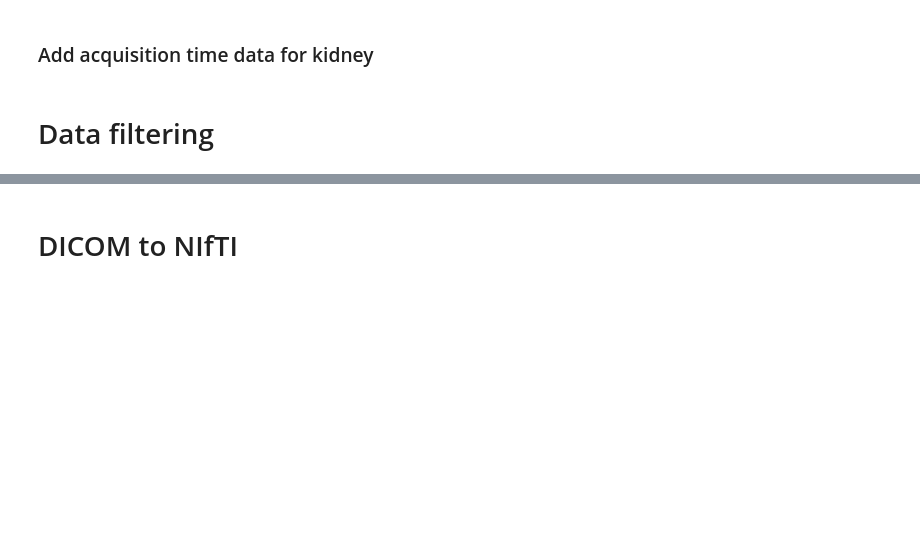
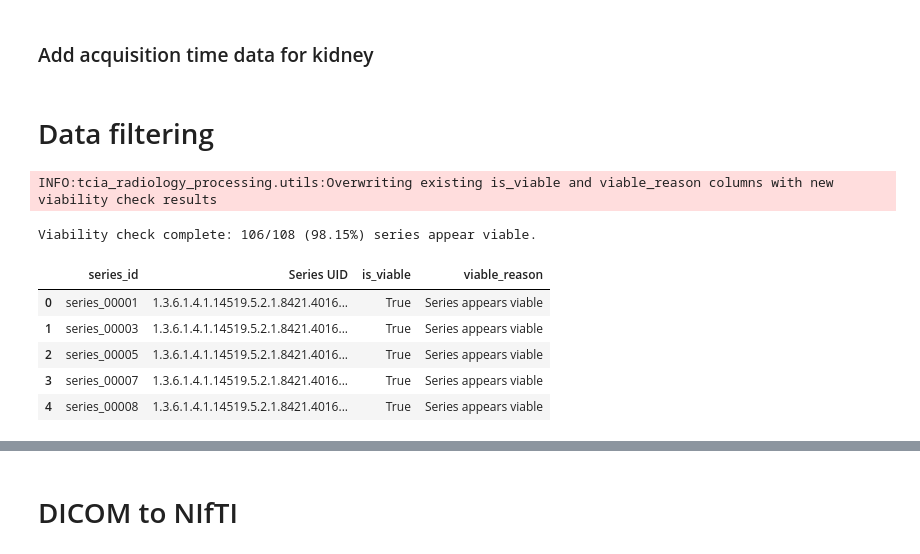
Before and after one commit to pachterlab/tcia-radiology-processing, a Jupyter notebook: notebooks/tcia_ct_processing_protocol.ipynb, the cells around one changed output, grey strips where cells are left out. Cells and saved outputs as stored; diff of their text form; code cells hidden in the pictures; blank space fills up the shorter version.

```diff
--- a/notebooks/tcia_ct_processing_protocol.ipynb
+++ b/notebooks/tcia_ct_processing_protocol.ipynb
@@ -348,8 +402,17 @@ utils.view_dicom(sample_dcm_dir)
 # %% [markdown]
 # Data filtering
 # %%
-%%skip_if using_usc_data
+# %%skip_if using_usc_data
 
-metadata_df = utils.add_viable_info(image_subdir, metadata_df, min_files=5, max_thickness_mm=10, include_kernel_keywords=True, out=imaging_metadata_csv, overwrite=True)
+metadata_df = utils.add_viable_info(dicom_dir, metadata_df, min_files=10, max_thickness_mm=10, include_kernel_keywords=True, out=imaging_metadata_csv, overwrite=True)
 metadata_df[["series_id", "Series UID", "is_viable", "viable_reason"]].head()
+# %% [output]
+INFO:tcia_radiology_processing.utils:Overwriting existing is_viable and viable_reason columns with new viability check results
+Viability check complete: 106/108 (98.15%) series appear viable.
+|  | series_id | Series UID | is_viable | viable_reason |
+| 0 | series_00001 | 1.3.6.1.4.1.14519.5.2.1.8421.4016... | True | Series appears viable |
+| 1 | series_00003 | 1.3.6.1.4.1.14519.5.2.1.8421.4016... | True | Series appears viable |
+| 2 | series_00005 | 1.3.6.1.4.1.14519.5.2.1.8421.4016... | True | Series appears viable |
+| 3 | series_00007 | 1.3.6.1.4.1.14519.5.2.1.8421.4016... | True | Series appears viable |
+| 4 | series_00008 | 1.3.6.1.4.1.14519.5.2.1.8421.4016... | True | Series appears viable |
 # %%
```
Also changed, not shown: parts of 23 cells of this notebook, 1 other file.
